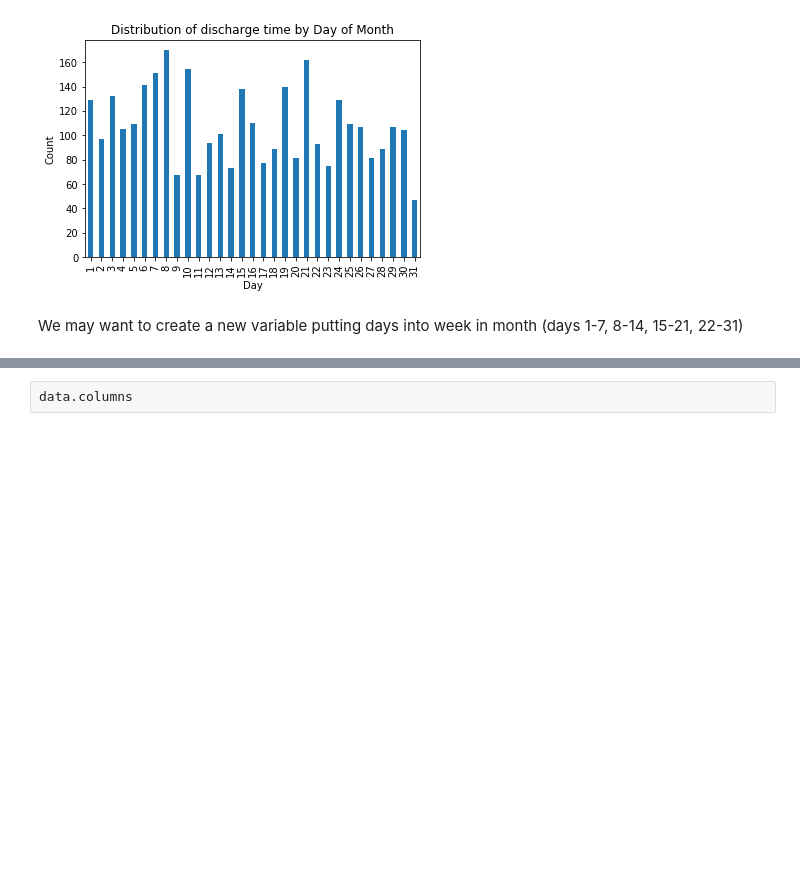
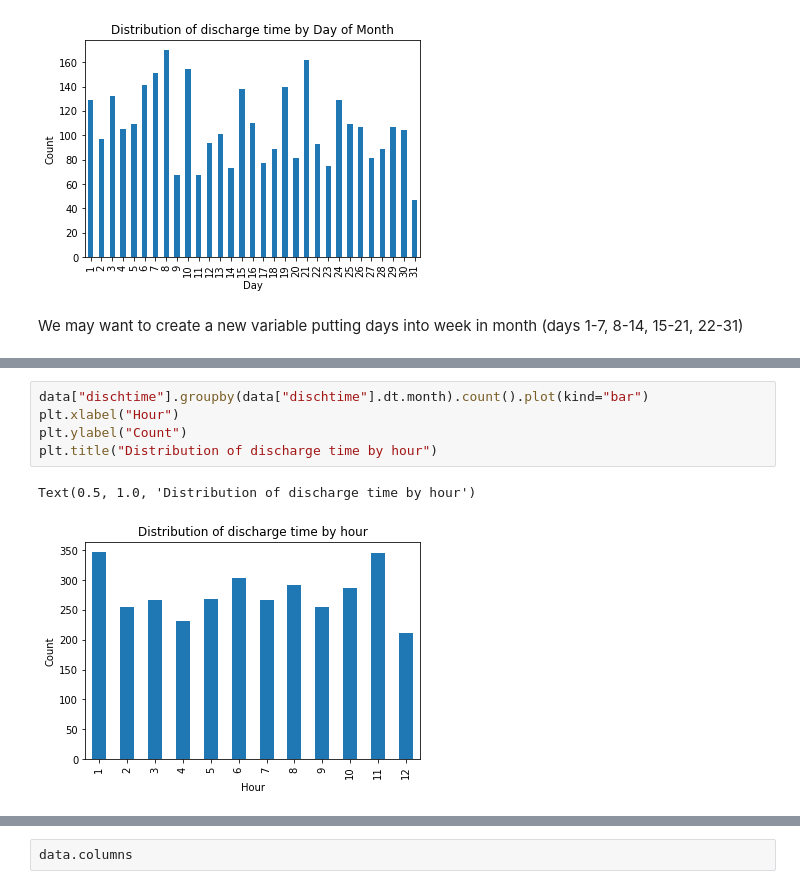
Before and after one commit to derek-y-lee/uclabiostat-thesis, a Jupyter notebook: predict_waitingtime_mimic.ipynb, the cells around one changed output, grey strips where cells are left out. Saved outputs shown, nothing was run; the diff lists cells and outputs as text; blank space fills up the shorter version.

```diff
--- a/predict_waitingtime_mimic.ipynb
+++ b/predict_waitingtime_mimic.ipynb
@@ -231,0 +265,8 @@ We may want to create a new variable putting days into week in month (days 1-7,
+# %%
+data["dischtime"].groupby(data["dischtime"].dt.month).count().plot(kind="bar")
+plt.xlabel("Hour")
+plt.ylabel("Count")
+plt.title("Distribution of discharge time by hour")
+# %% [output]
+Text(0.5, 1.0, 'Distribution of discharge time by hour')
+[figure, added]
```
Also changed, not shown: parts of 27 cells of this notebook.
